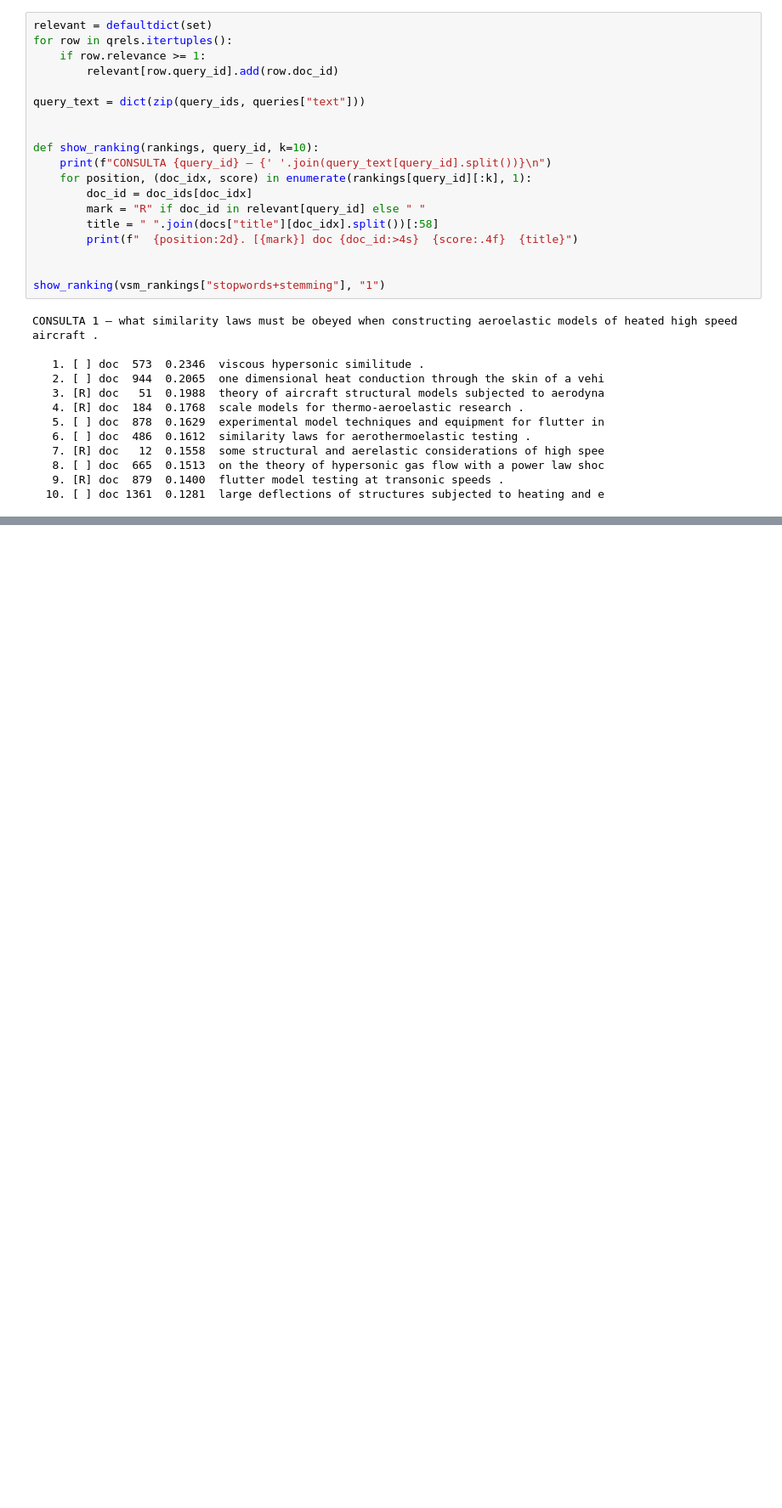
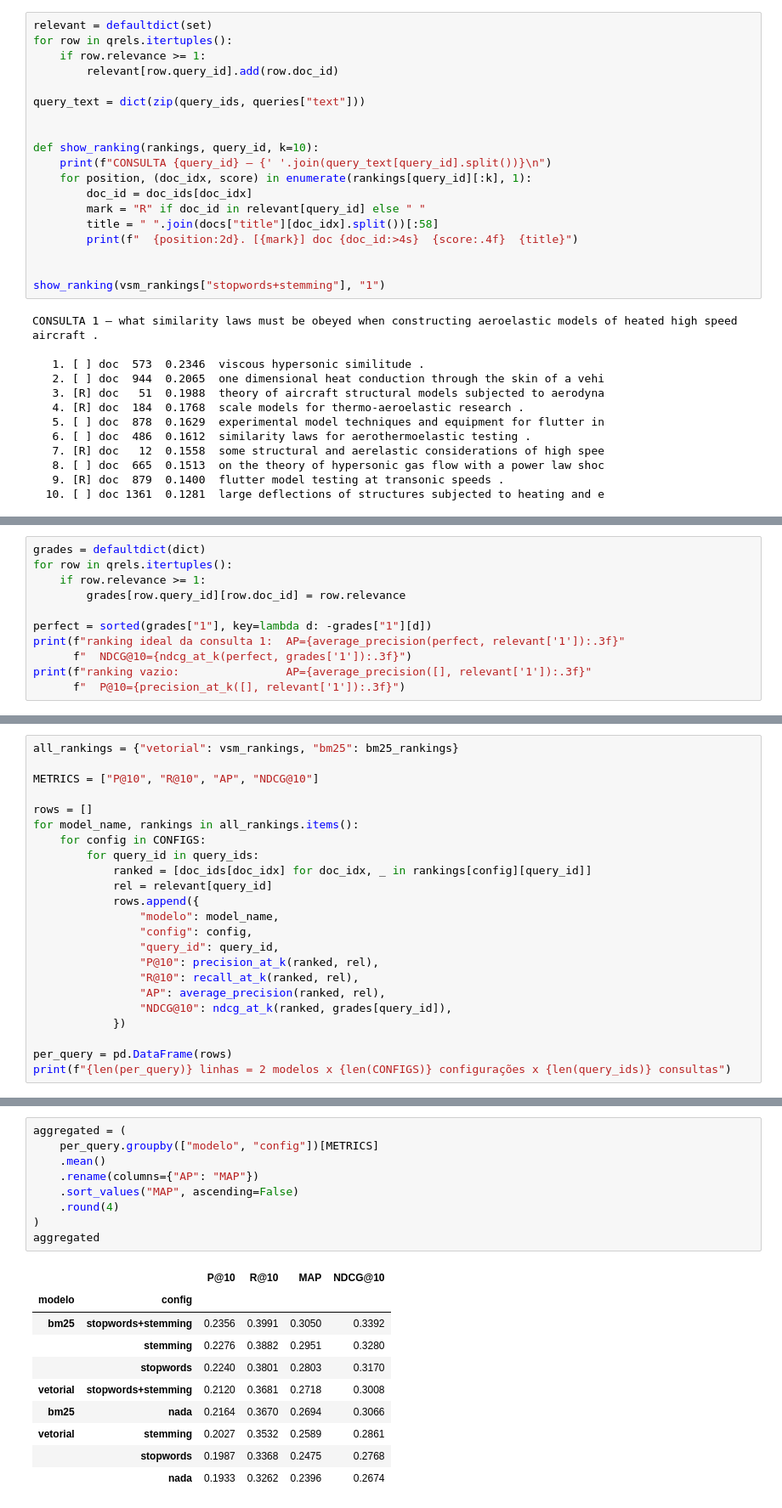
Before and after one commit to DemoreDev/rec-info, a Jupyter notebook: trabalho1/main.ipynb, the cells around one changed output, grey strips where cells are left out. Shown at 85% size. Drawn from its saved outputs; the diff is of its cells as text; blank space fills up the shorter version.

```diff
--- a/trabalho1/main.ipynb
+++ b/trabalho1/main.ipynb
@@ -483,0 +650,11 @@ No Top-10 da consulta 1, quatro dos dez documentos são relevantes. Vale registr
+# %%
+grades = defaultdict(dict)
+for row in qrels.itertuples():
+    if row.relevance >= 1:
+        grades[row.query_id][row.doc_id] = row.relevance
+
+perfect = sorted(grades["1"], key=lambda d: -grades["1"][d])
+print(f"ranking ideal da consulta 1:  AP={average_precision(perfect, relevant['1']):.3f}"
+      f"  NDCG@10={ndcg_at_k(perfect, grades['1']):.3f}")
+print(f"ranking vazio:                AP={average_precision([], relevant['1']):.3f}"
+      f"  P@10={precision_at_k([], relevant['1']):.3f}")
@@ -483,0 +666,23 @@ No Top-10 da consulta 1, quatro dos dez documentos são relevantes. Vale registr
+# %%
+all_rankings = {"vetorial": vsm_rankings, "bm25": bm25_rankings}
+
+METRICS = ["P@10", "R@10", "AP", "NDCG@10"]
+
+rows = []
+for model_name, rankings in all_rankings.items():
+    for config in CONFIGS:
+        for query_id in query_ids:
+            ranked = [doc_ids[doc_idx] for doc_idx, _ in rankings[config][query_id]]
+            rel = relevant[query_id]
+            rows.append({
+                "modelo": model_name,
+                "config": config,
+                "query_id": query_id,
+                "P@10": precision_at_k(ranked, rel),
+                "R@10": recall_at_k(ranked, rel),
+                "AP": average_precision(ranked, rel),
+                "NDCG@10": ndcg_at_k(ranked, grades[query_id]),
+            })
+
+per_query = pd.DataFrame(rows)
+print(f"{len(per_query)} linhas = 2 modelos x {len(CONFIGS)} configurações x {len(query_ids)} consultas")
@@ -483,0 +695,20 @@ No Top-10 da consulta 1, quatro dos dez documentos são relevantes. Vale registr
+# %%
+aggregated = (
+    per_query.groupby(["modelo", "config"])[METRICS]
+    .mean()
+    .rename(columns={"AP": "MAP"})
+    .sort_values("MAP", ascending=False)
+    .round(4)
+)
+aggregated
+# %% [output]
+|  |  | P@10 | R@10 | MAP | NDCG@10 |
+| modelo | config |  |  |  |  |
+| bm25 | stopwords+stemming | 0.2356 | 0.3991 | 0.3050 | 0.3392 |
+|  | stemming | 0.2276 | 0.3882 | 0.2951 | 0.3280 |
+|  | stopwords | 0.2240 | 0.3801 | 0.2803 | 0.3170 |
+| vetorial | stopwords+stemming | 0.2120 | 0.3681 | 0.2718 | 0.3008 |
+| bm25 | nada | 0.2164 | 0.3670 | 0.2694 | 0.3066 |
+| vetorial | stemming | 0.2027 | 0.3532 | 0.2589 | 0.2861 |
+|  | stopwords | 0.1987 | 0.3368 | 0.2475 | 0.2768 |
+|  | nada | 0.1933 | 0.3262 | 0.2396 | 0.2674 |
```
Also changed, not shown: parts of 95 cells of this notebook, 6 other files.
